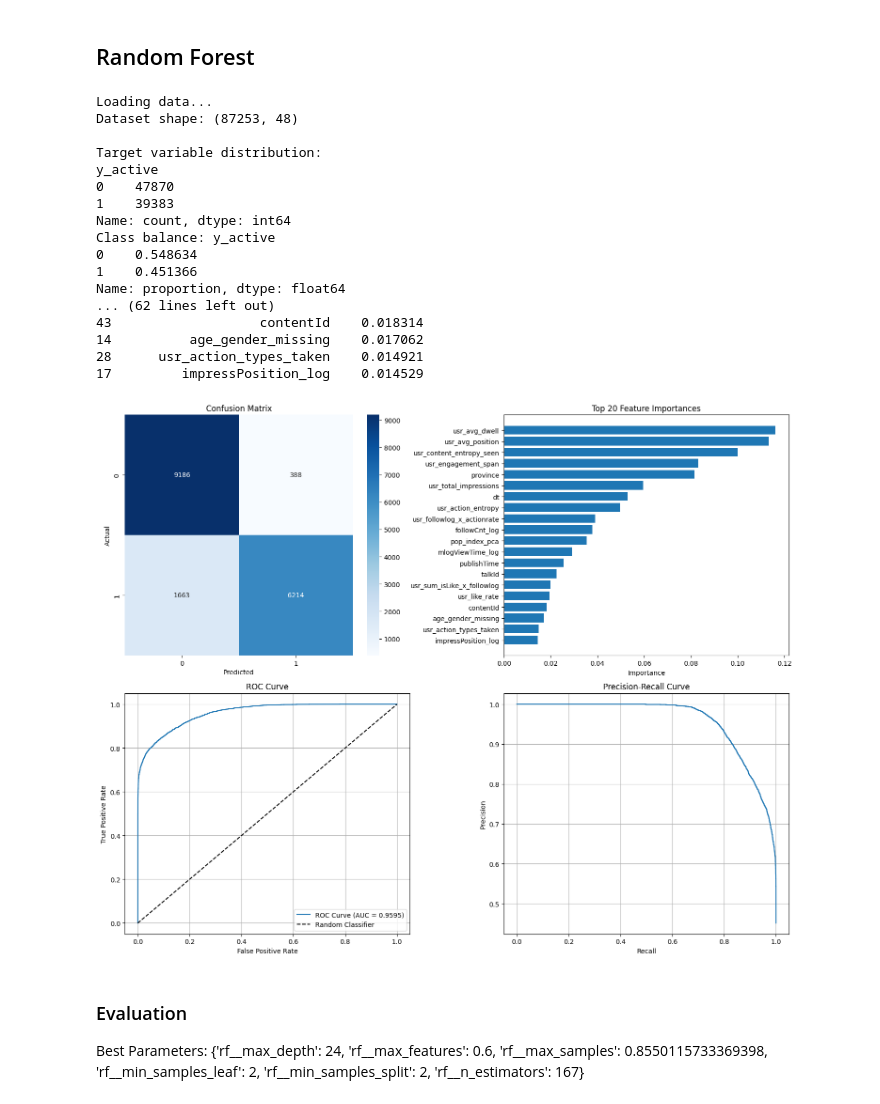
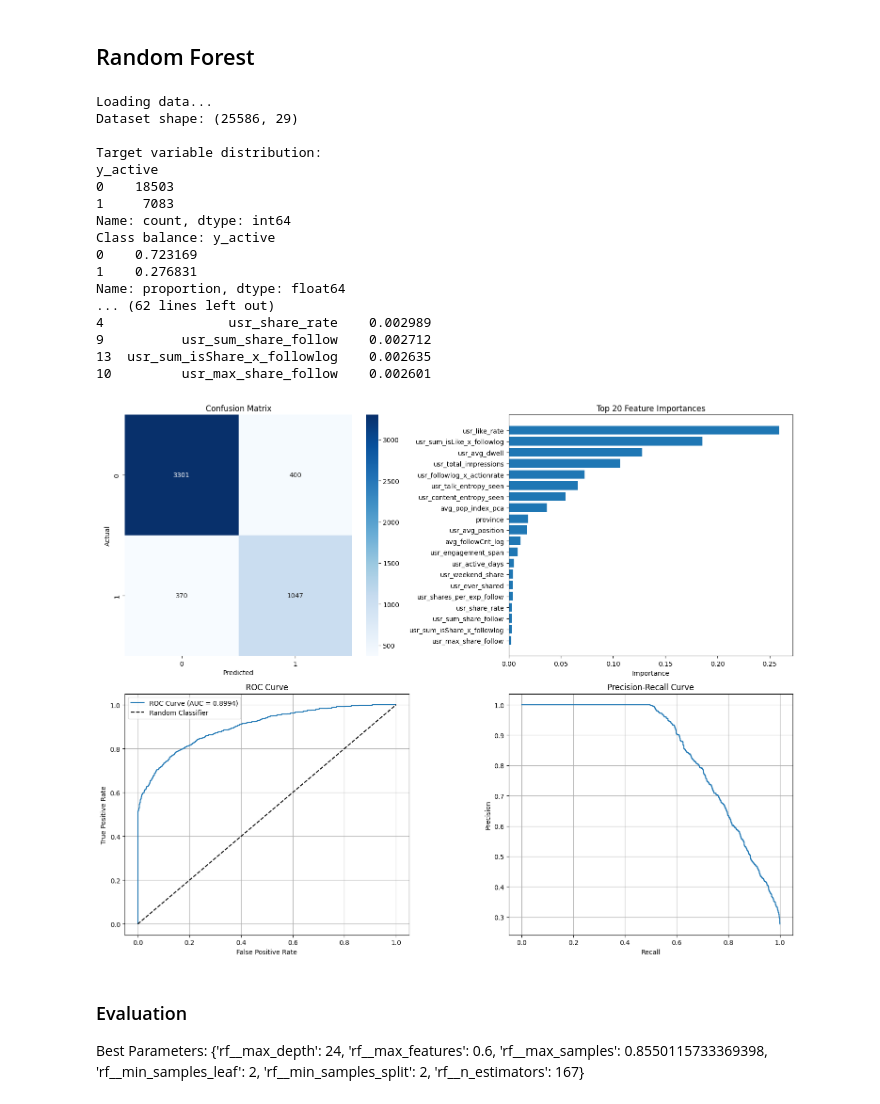
Before and after one commit to renaschaller/Master-Thesis-Music-Streaming, a Jupyter notebook: models/RandomForest.ipynb, the cells around one changed output. Cells and saved outputs as stored; diff of their text form; code cells hidden in the pictures.

```diff
--- a/models/RandomForest.ipynb
+++ b/models/RandomForest.ipynb
@@ -21,7 +21,7 @@ from scipy.stats import randint, uniform
 
 # Data Loading
 print("Loading data...")
-df = pd.read_csv("../data/cleaned_data.csv")
+df = pd.read_csv("../data/user_level_data.csv")
 
 print(f"Dataset shape: {df.shape}")
 print(f"\nTarget variable distribution:\n{df['y_active'].value_counts()}")
@@ -145,7 +145,6 @@ print(f"F1 Score (weighted): {f1:.4f}")
 # With OrdinalEncoder, #features == len(num_cols) + len(cat_cols) → names map 1:1
 rf_final = best_model.named_steps["rf"]
 feature_names = list(num_cols) + list(cat_cols)
-
 feature_importance = pd.DataFrame({
     "feature": feature_names,
     "importance": rf_final.feature_importances_
@@ -180,43 +179,43 @@ try:
     axes[1, 0].set_xlabel('False Positive Rate')
     axes[1, 0].set_ylabel('True Positive Rate')
     axes[1, 0].set_title('ROC Curve')
     axes[1, 0].legend()
     axes[1, 0].grid(True)
 except Exception:
     axes[1, 0].text(0.5, 0.5, 'ROC Curve not available', ha='center', va='center')
 
 # 4. Precision-Recall Curve
 try:
     precision, recall, _ = precision_recall_curve(y_test, y_pred_proba)
     axes[1, 1].plot(recall, precision)
     axes[1, 1].set_xlabel('Recall')
     axes[1, 1].set_ylabel('Precision')
     axes[1, 1].set_title('Precision-Recall Curve')
     axes[1, 1].grid(True)
 except Exception:
     axes[1, 1].text(0.5, 0.5, 'Precision-Recall Curve not available', ha='center', va='center')
 
 plt.tight_layout()
 plt.show()
 # %% [output]
 Loading data...
-Dataset shape: (87253, 48)
+Dataset shape: (25586, 29)
 
 Target variable distribution:
 y_active
-0    47870
-1    39383
+0    18503
+1     7083
 Name: count, dtype: int64
 Class balance: y_active
-0    0.548634
-1    0.451366
+0    0.723169
+1    0.276831
 Name: proportion, dtype: float64
 ... (62 lines left out)
-43                   contentId    0.018314
-14          age_gender_missing    0.017062
-28      usr_action_types_taken    0.014921
-17         impressPosition_log    0.014529
+4                usr_share_rate    0.002989
+9          usr_sum_share_follow    0.002712
+13  usr_sum_isShare_x_followlog    0.002635
+10         usr_max_share_follow    0.002601
-[figure, old version]
+[figure, new version]
 # %% [markdown]
 ### Evaluation
 Best Parameters: {'rf__max_depth': 24, 'rf__max_features': 0.6, 'rf__max_samples': 0.8550115733369398, 'rf__min_samples_leaf': 2, 'rf__min_samples_split': 2, 'rf__n_estimators': 167}
```
Also changed, not shown: 3 other files.
